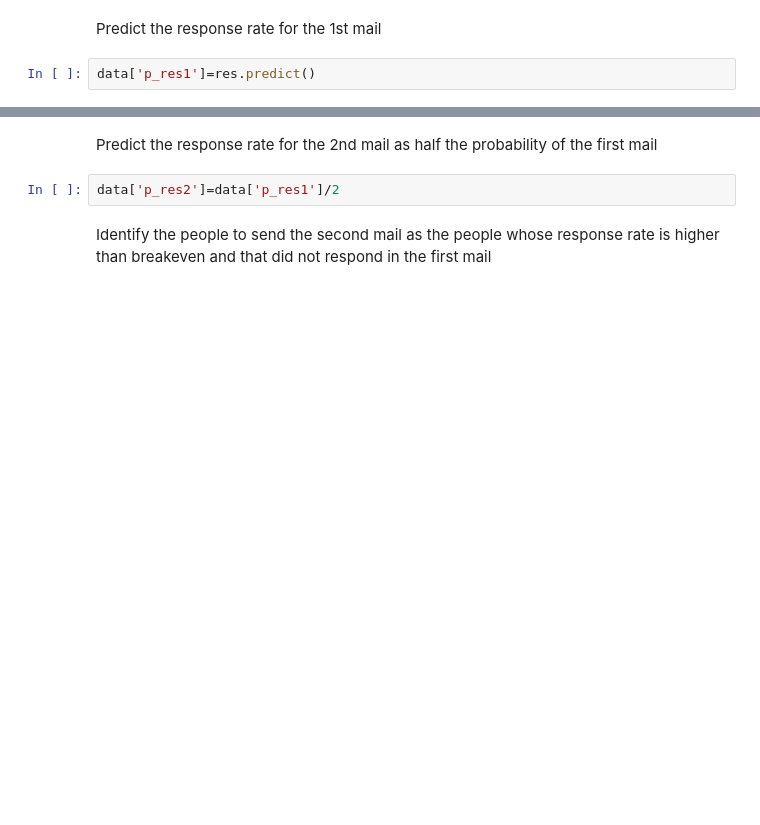
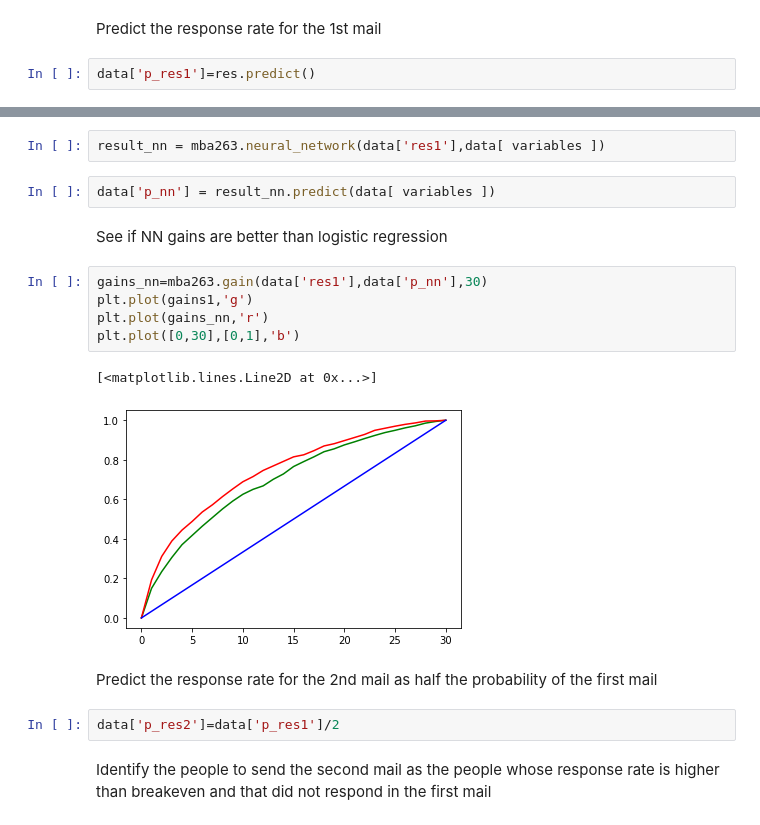
Before and after one commit to adeng/mba263-projects, a Jupyter notebook: Intuit Group Assignment.ipynb, the cells around one changed output, grey strips where cells are left out. Drawn from its saved outputs; the diff is of its cells as text; blank space fills up the shorter version.

```diff
--- a/Intuit Group Assignment.ipynb
+++ b/Intuit Group Assignment.ipynb
@@ -60,3 +73,17 @@ data['p_res1']=res.predict()
+# %%
+result_nn = mba263.neural_network(data['res1'],data[ variables ])
+# %%
+data['p_nn'] = result_nn.predict(data[ variables ])
+# %% [markdown]
+See if NN gains are better than logistic regression
+# %%
+gains_nn=mba263.gain(data['res1'],data['p_nn'],30)
+plt.plot(gains1,'g')
+plt.plot(gains_nn,'r')
+plt.plot([0,30],[0,1],'b')
+# %% [output]
+[<matplotlib.lines.Line2D at 0x...>]
+[figure, added]
 # %% [markdown]
 Predict the response rate for the 2nd mail as half the probability of the first mail
 # %%
```
Also changed, not shown: parts of 11 cells of this notebook.
